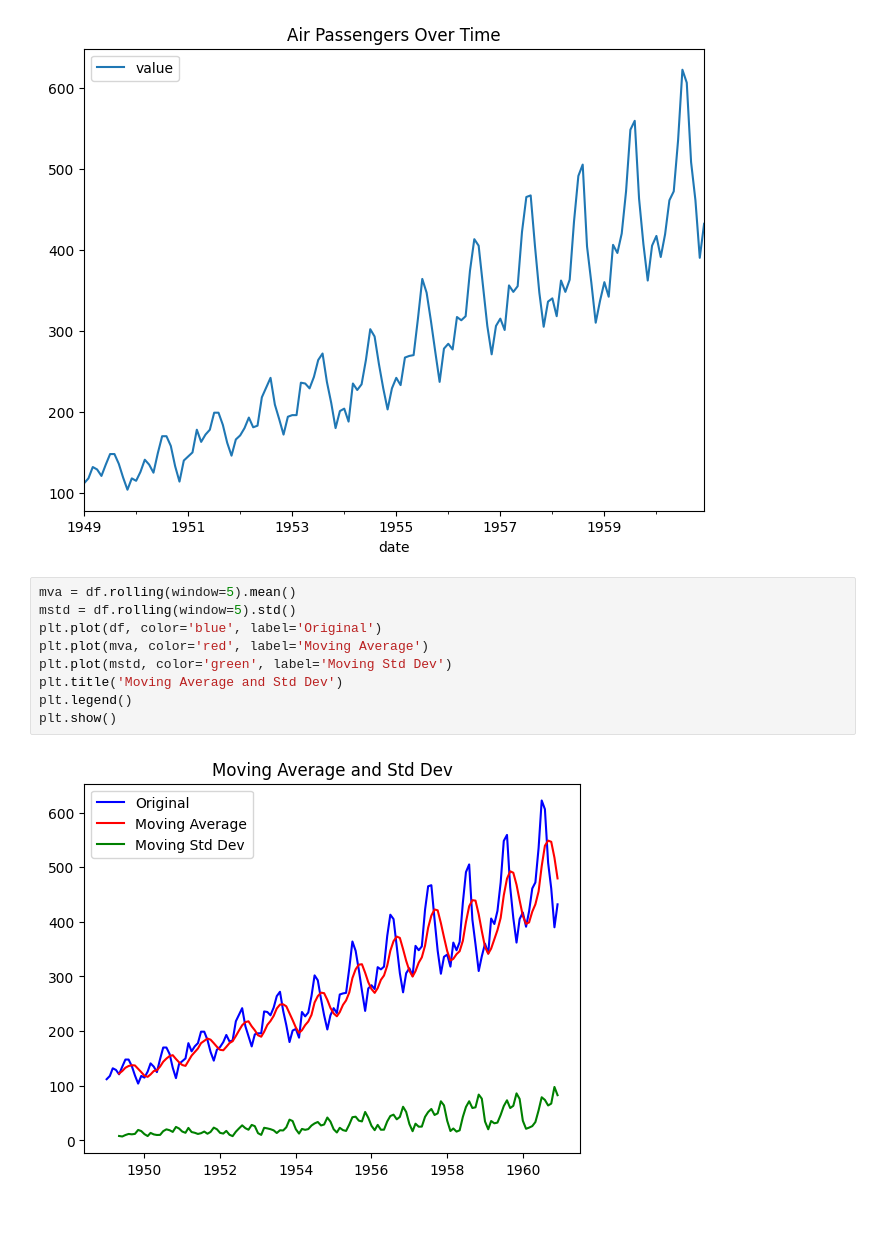
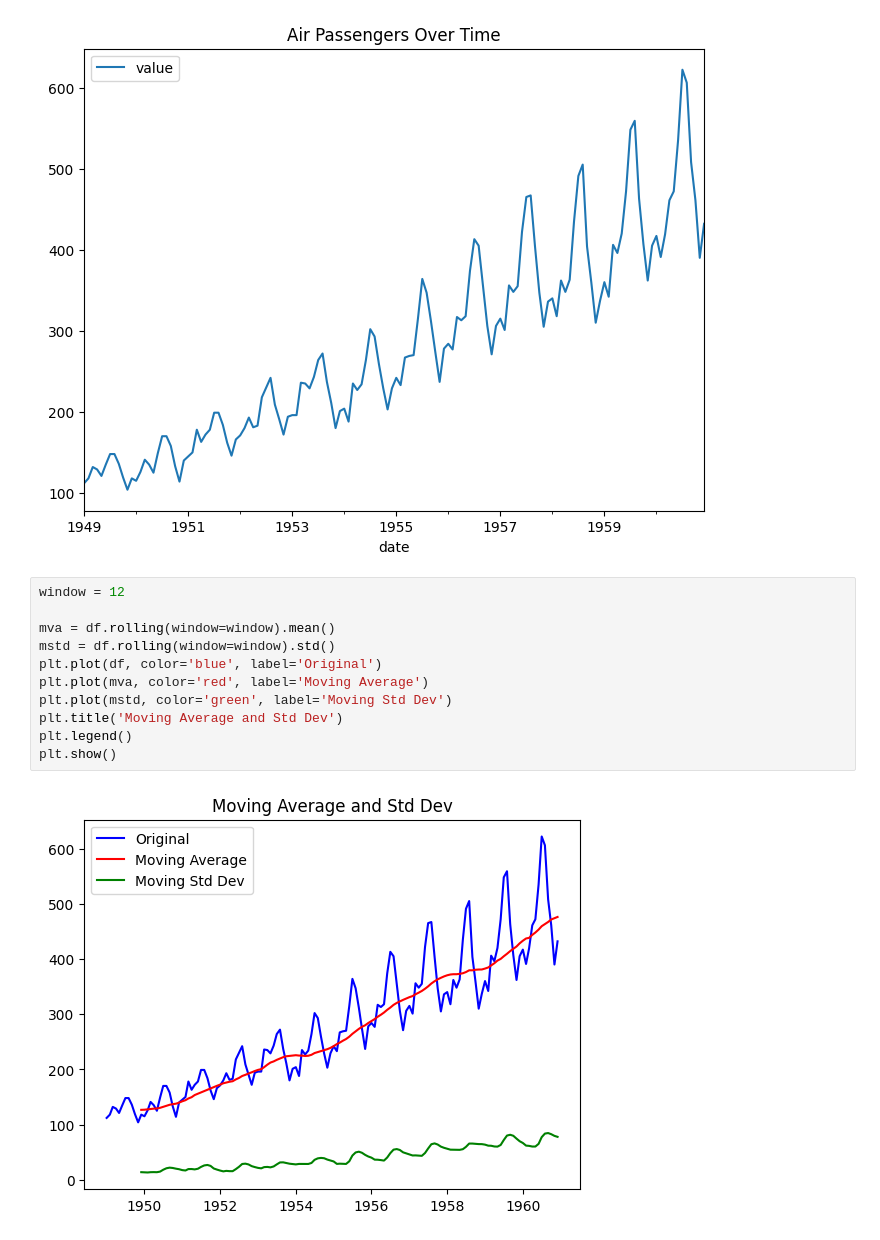
Before and after one commit to shreyjain14/MCA-Assignments, a Jupyter notebook: Trimester-4/ADA/Classwork/03-AirPassengers.ipynb, the cells around one changed output. Drawn from its saved outputs; the diff is of its cells as text.

```diff
--- a/Trimester-4/ADA/Classwork/03-AirPassengers.ipynb
+++ b/Trimester-4/ADA/Classwork/03-AirPassengers.ipynb
@@ -36,16 +36,18 @@ plt.show()
 # %% [output]
 [figure]
 # %%
-mva = df.rolling(window=5).mean()
-mstd = df.rolling(window=5).std()
+window = 12
+
+mva = df.rolling(window=window).mean()
+mstd = df.rolling(window=window).std()
 plt.plot(df, color='blue', label='Original')
 plt.plot(mva, color='red', label='Moving Average')
 plt.plot(mstd, color='green', label='Moving Std Dev')
 plt.title('Moving Average and Std Dev')
 plt.legend()
 plt.show()
 # %% [output]
-[figure, old version]
+[figure, new version]
 # %%
 def adf_test(series):
     result = sm.tsa.stattools.adfuller(series, autolag='AIC')
```
Also changed, not shown: parts of 9 cells of this notebook, 1 other file.
